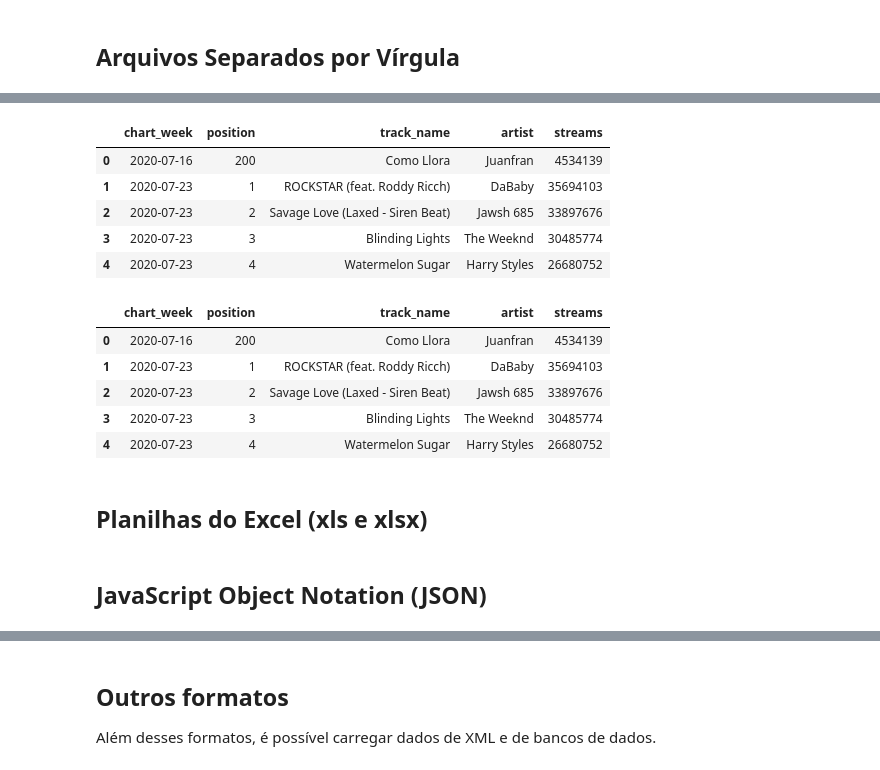
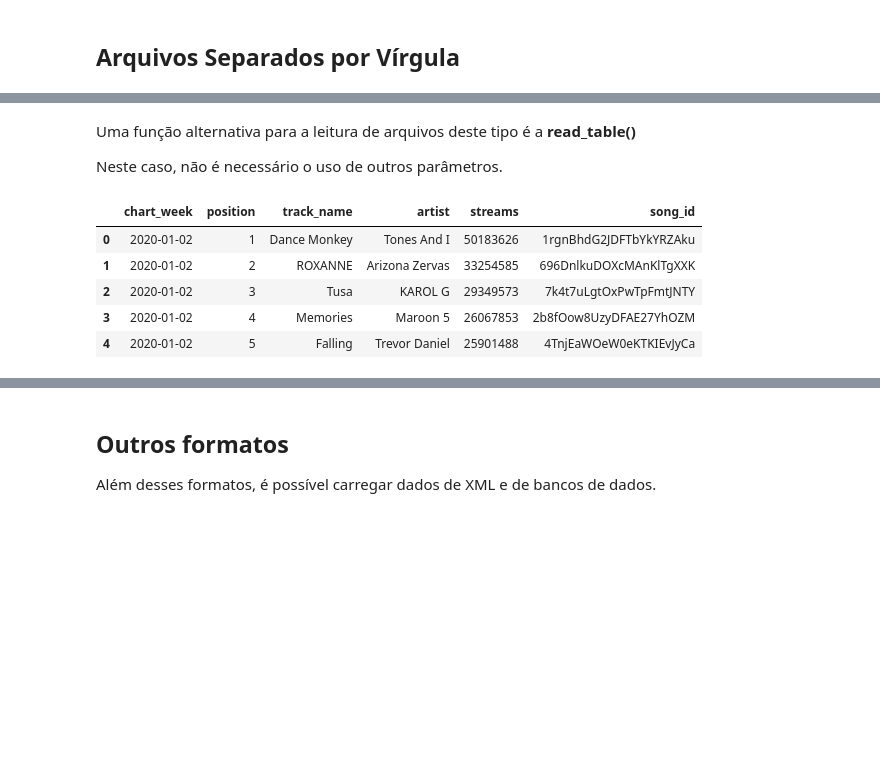
Before and after one commit to opgabriel/jai2021-jupyter, a Jupyter notebook: 3.Preparacao/3.1.Importacao.Dados.ipynb, the cells around one changed output, grey strips where cells are left out. Cells and saved outputs as stored; diff of their text form; code cells hidden in the pictures; blank space fills up the shorter version.

```diff
--- a/3.Preparacao/3.1.Importacao.Dados.ipynb
+++ b/3.Preparacao/3.1.Importacao.Dados.ipynb
@@ -7,2 +3,7 @@ import json
+# %%
+### Importar Bibliotecas
+
+import pandas as pd
+pd.set_option('display.max_columns', 6)
 # %% [markdown]
 ## Arquivos Separados por Vírgula
@@ -23,25 +65,15 @@ artistas
+# %% [markdown]
+Uma função alternativa para a leitura de arquivos deste tipo é a **read_table()**
+
+Neste caso, não é necessário o uso de outros parâmetros.
 # %%
 # A função read_table é utilizada para ler arquivos .tsv
-charts = pd.read_table('spotify_charts.tsv')
-charts
+charts = pd.read_table('./datasets/spotify_charts_complete.tsv')
+charts.head()
 # %% [output]
-|  | chart_week | position | track_name | artist | streams |
-| 0 | 2020-07-16 | 200 | Como Llora | Juanfran | 4534139 |
-| 1 | 2020-07-23 | 1 | ROCKSTAR (feat. Roddy Ricch) | DaBaby | 35694103 |
-| 2 | 2020-07-23 | 2 | Savage Love (Laxed - Siren Beat) | Jawsh 685 | 33897676 |
-| 3 | 2020-07-23 | 3 | Blinding Lights | The Weeknd | 30485774 |
-| 4 | 2020-07-23 | 4 | Watermelon Sugar | Harry Styles | 26680752 |
+|  | chart_week | position | track_name | artist | streams | song_id |
+| 0 | 2020-01-02 | 1 | Dance Monkey | Tones And I | 50183626 | 1rgnBhdG2JDFTbYkYRZAku |
+| 1 | 2020-01-02 | 2 | ROXANNE | Arizona Zervas | 33254585 | 696DnlkuDOXcMAnKlTgXXK |
+| 2 | 2020-01-02 | 3 | Tusa | KAROL G | 29349573 | 7k4t7uLgtOxPwTpFmtJNTY |
+| 3 | 2020-01-02 | 4 | Memories | Maroon 5 | 26067853 | 2b8fOow8UzyDFAE27YhOZM |
+| 4 | 2020-01-02 | 5 | Falling | Trevor Daniel | 25901488 | 4TnjEaWOeW0eKTKIEvJyCa |
-# %%
-# De modo alternativo, pode-se utilizar a função read_csv
-# e especificar o delimitardor (\t) com o parametro delimiter
-charts = pd.read_csv('spotify_charts.csv', delimiter='\t')
-charts
-# %% [output]
-|  | chart_week | position | track_name | artist | streams |
-| 0 | 2020-07-16 | 200 | Como Llora | Juanfran | 4534139 |
-| 1 | 2020-07-23 | 1 | ROCKSTAR (feat. Roddy Ricch) | DaBaby | 35694103 |
-| 2 | 2020-07-23 | 2 | Savage Love (Laxed - Siren Beat) | Jawsh 685 | 33897676 |
-| 3 | 2020-07-23 | 3 | Blinding Lights | The Weeknd | 30485774 |
-| 4 | 2020-07-23 | 4 | Watermelon Sugar | Harry Styles | 26680752 |
-# %% [markdown]
-## Planilhas do Excel (xls e xlsx)
@@ -60,2 +79,0 @@ df
-# %% [markdown]
-## JavaScript Object Notation (JSON)
```
Also changed, not shown: parts of 30 cells of this notebook, 13 other files.
